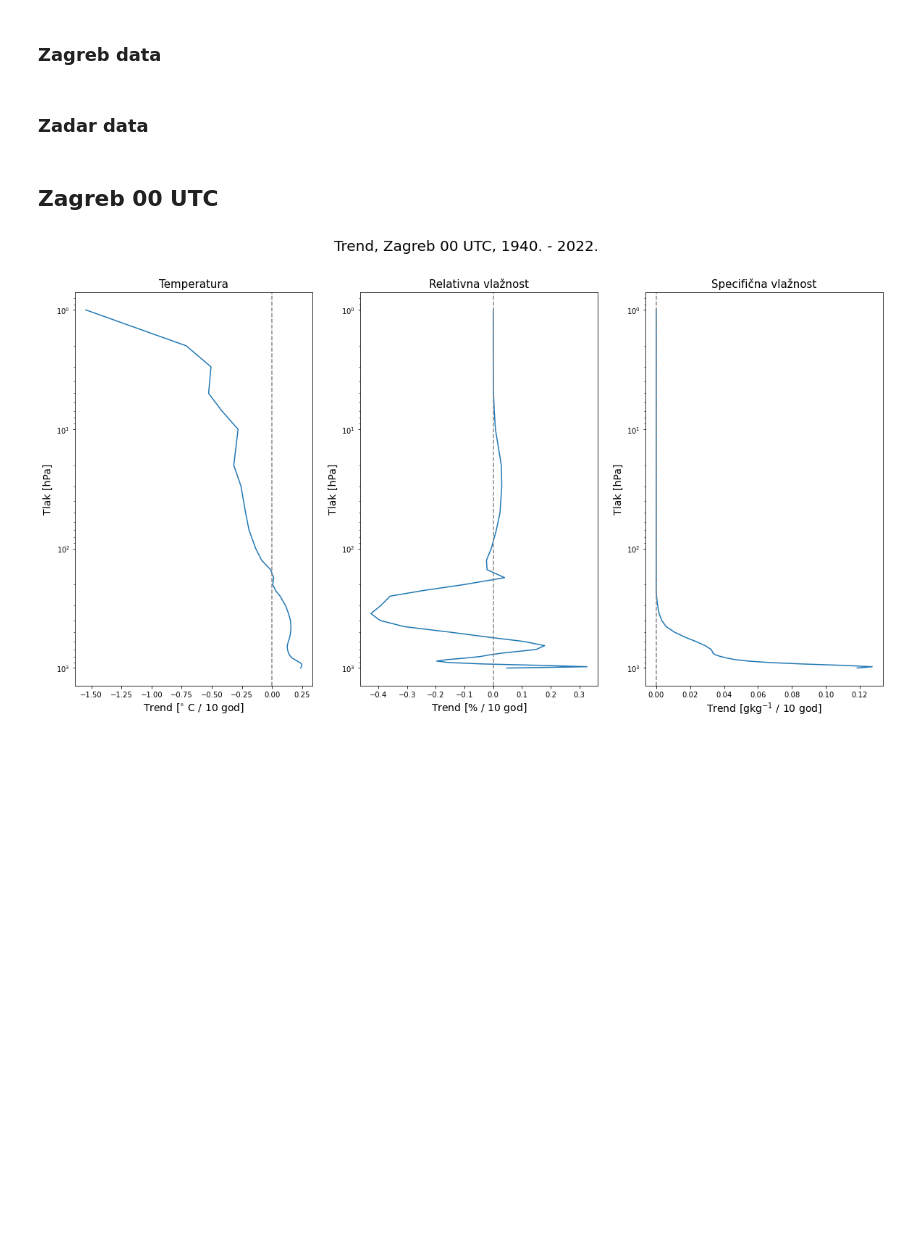
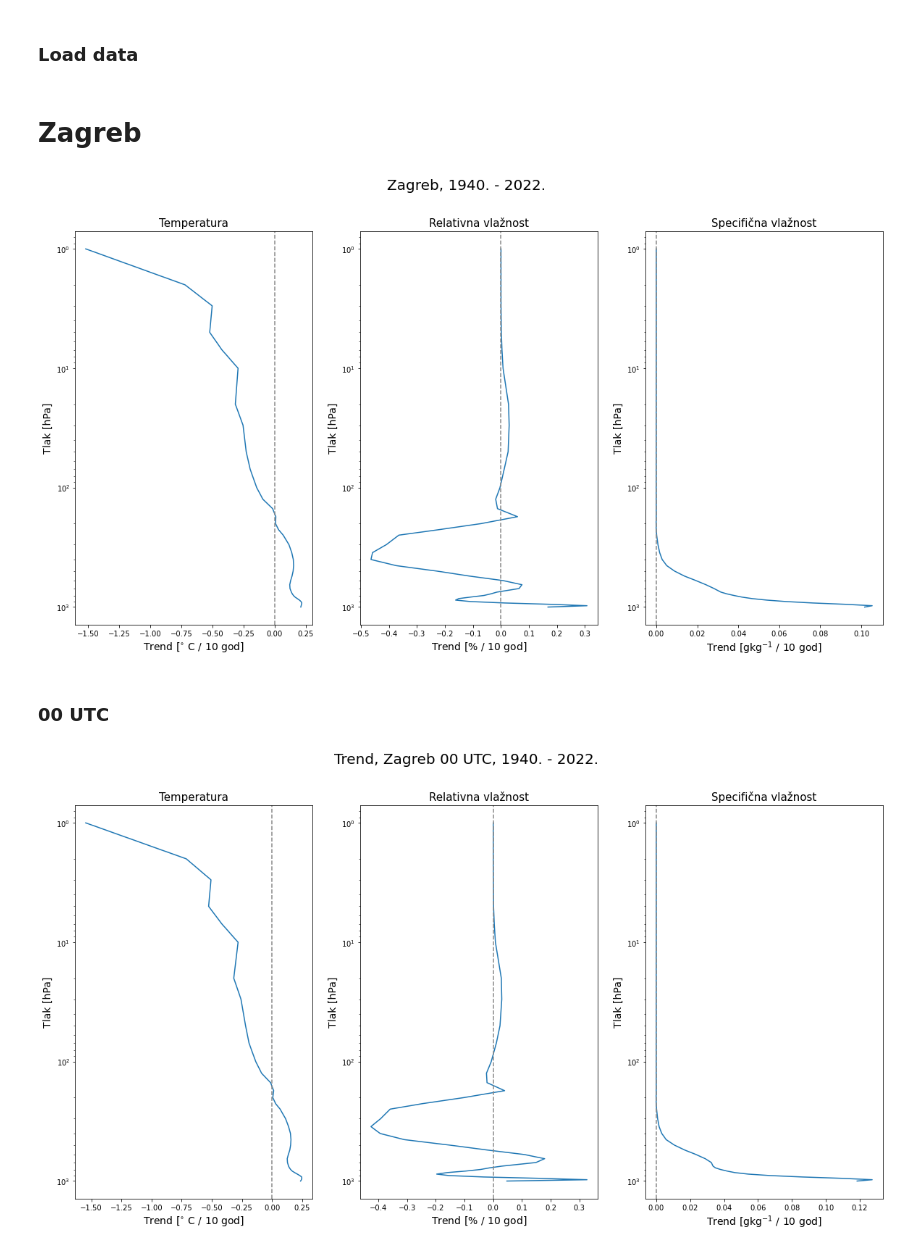
Before and after one commit to oyrad/diplomatic-work, a Jupyter notebook: main.ipynb, the cells around one changed output. Drawn from its saved outputs; the diff is of its cells as text; code cells hidden in the pictures; blank space fills up the shorter version.

Commit message:
add day mean graph

```diff
--- a/main.ipynb
+++ b/main.ipynb
@@ -9,15 +9,22 @@ hovmoeller_temp_levels = [-2, -1, -0.5, -0.25, 0.25, 0.5, 1, 2]
 hovmoeller_rel_levels = [-8, -6, -4, -2, -1, 1, 2, 4, 6, 8]
 hovmoeller_spec_levels = [-0.5, -0.4, -0.3, -0.2, -0.1, 0.1, 0.2, 0.3, 0.4, 0.5]
 # %% [markdown]
-### Zagreb data
+### Load data
 # %%
-zg_temp_00 = fn.load_data(file_path="data/zg_temp_00.nc", variable="t")
-zg_temp_12 = fn.load_data(file_path="data/zg_temp_12.nc", variable="t")
+zg_temp_00 = fn.load_data("data/zg_temp_00.nc", "t")
+zg_temp_12 = fn.load_data("data/zg_temp_12.nc", "t")
 
-zg_rel_00 = fn.load_data(file_path="data/zg_rel_00.nc", variable="r")
-zg_rel_12 = fn.load_data(file_path="data/zg_rel_12.nc", variable="r")
+zg_rel_00 = fn.load_data("data/zg_rel_00.nc", "r")
+zg_rel_12 = fn.load_data("data/zg_rel_12.nc", "r")
 
-zg_spec_00 = fn.load_data(file_path="data/zg_spec_00.nc", variable="q")
-zg_spec_12 = fn.load_data(file_path="data/zg_spec_12.nc", variable="q")
+zg_spec_00 = fn.load_data("data/zg_spec_00.nc", "q")
+zg_spec_12 = fn.load_data("data/zg_spec_12.nc", "q")
+
+zd_temp_00 = fn.load_data("data/zd_temp_00.nc", "t")
+zd_temp_12 = fn.load_data("data/zd_temp_12.nc", "t")
+
+zd_rel_00 = fn.load_data("data/zd_rel_00.nc", "r")
+zd_rel_12 = fn.load_data("data/zd_rel_12.nc", "r")
+
+zd_spec_00 = fn.load_data("data/zd_spec_00.nc", "q")
+zd_spec_12 = fn.load_data("data/zd_spec_12.nc", "q")
-# %% [markdown]
-### Zadar data
@@ -33,5 +31,13 @@ zd_spec_12 = fn.load_data(file_path="data/zd_spec_12.nc", variable="q")
 # %% [markdown]
-## Zagreb 00 UTC
+# Zagreb
+# %%
+graph.trend2(zg_temp_00, zg_temp_12, zg_rel_00, zg_rel_12, zg_spec_00, zg_spec_12, levels, "Zagreb, 1940. - 2022.")
+
+plt.savefig("images/trend/trend_zg_mean.png")
+# %% [output]
+[figure, added]
+# %% [markdown]
+### 00 UTC
 # %%
 graph.trend(zg_temp_00, zg_rel_00, zg_spec_00, levels, "Trend, Zagreb 00 UTC, 1940. - 2022.")
 
```
Also changed, not shown: parts of 15 cells of this notebook, 4 other files.
